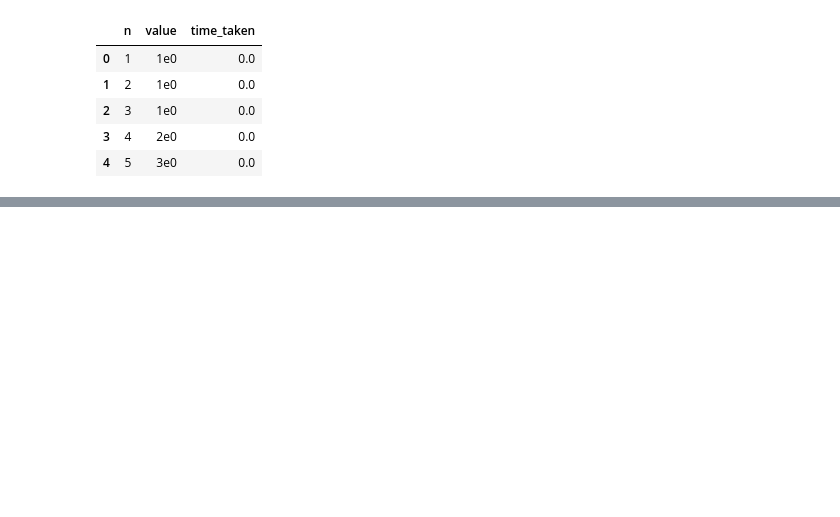
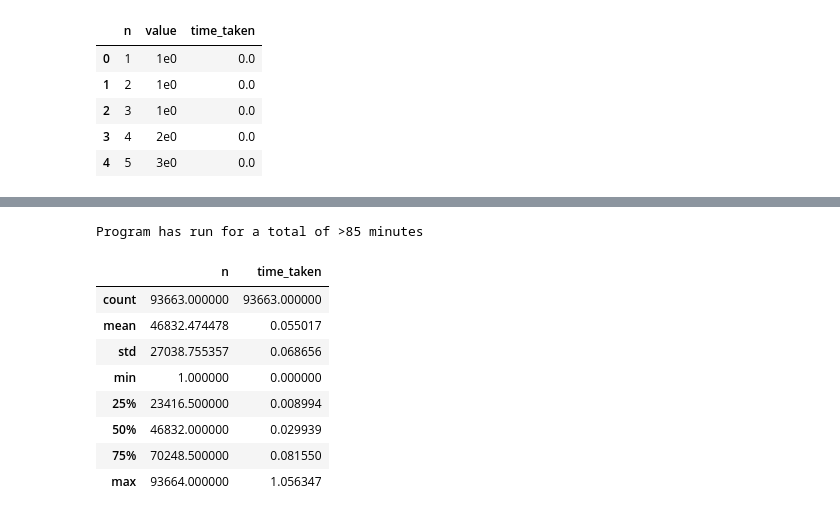
Before and after one commit to SudevOP1/LargestFiboUnder1Sec, a Jupyter notebook: visualize.ipynb, the cells around one changed output, grey strips where cells are left out. Cells and saved outputs as stored; diff of their text form; code cells hidden in the pictures; blank space fills up the shorter version.

```diff
--- a/visualize.ipynb
+++ b/visualize.ipynb
@@ -61,0 +45,17 @@ plt.show()
+# %%
+time = int(df["time_taken"].sum()/60)
+print(f"Program has run for a total of >{time} minutes")
+# %% [output]
+Program has run for a total of >85 minutes
+# %%
+df.describe()
+# %% [output]
+|  | n | time_taken |
+| count | 93663.000000 | 93663.000000 |
+| mean | 46832.474478 | 0.055017 |
+| std | 27038.755357 | 0.068656 |
+| min | 1.000000 | 0.000000 |
+| 25% | 23416.500000 | 0.008994 |
+| 50% | 46832.000000 | 0.029939 |
+| 75% | 70248.500000 | 0.081550 |
+| max | 93664.000000 | 1.056347 |
```
Also changed, not shown: parts of 4 cells of this notebook, 2 other files.
